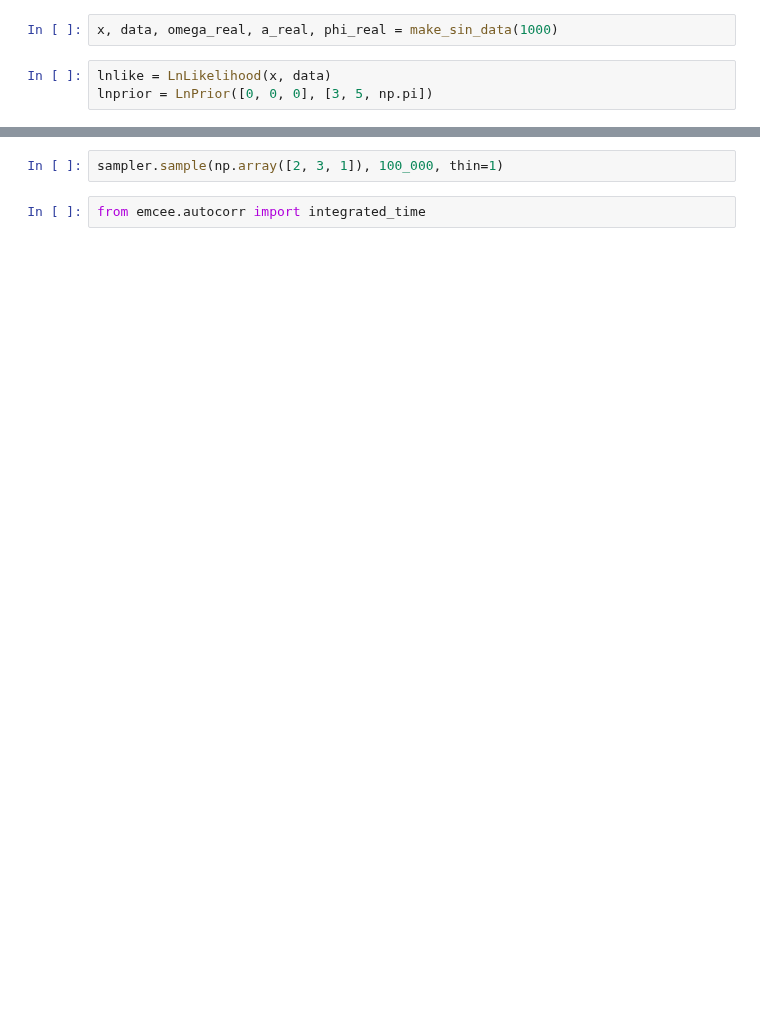
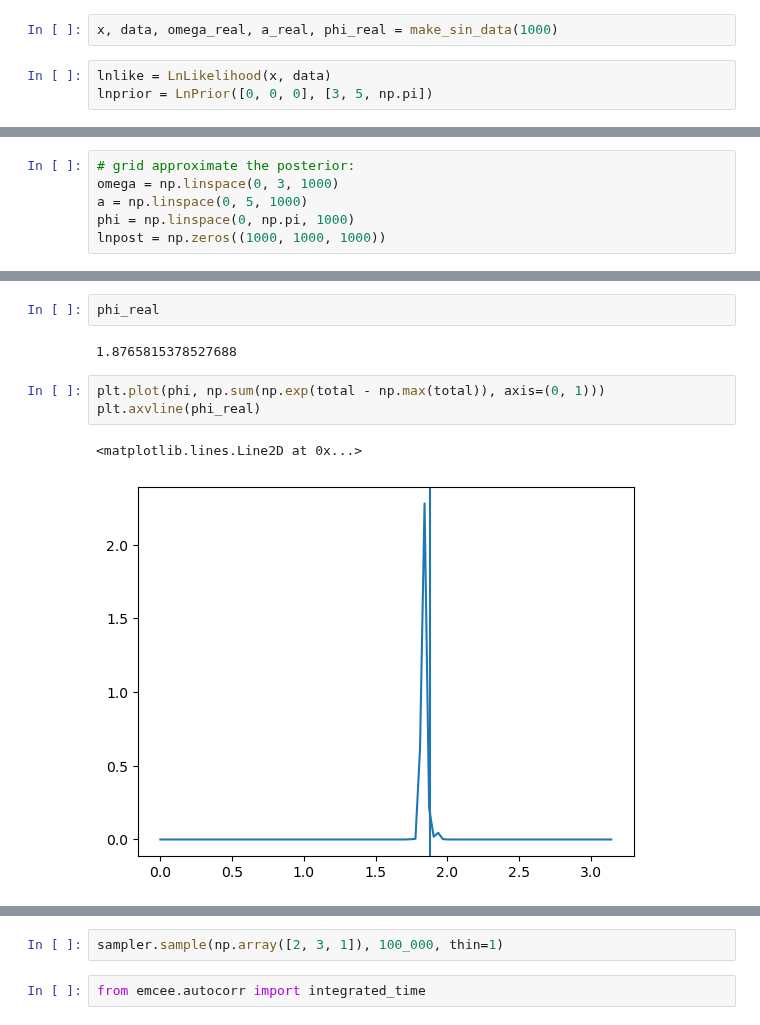
Before and after one commit to AaronDJohnson/impulse_mcmc, a Jupyter notebook: examples/test.ipynb, the cells around one changed output, grey strips where cells are left out. Saved outputs shown, nothing was run; the diff lists cells and outputs as text; blank space fills up the shorter version.

```diff
--- a/examples/test.ipynb
+++ b/examples/test.ipynb
@@ -29,0 +26,6 @@ ptstate = PTState(137, 31, max_temp=1e7, inf_temp=False)
+# %%
+# grid approximate the posterior:
+omega = np.linspace(0, 3, 1000)
+a = np.linspace(0, 5, 1000)
+phi = np.linspace(0, np.pi, 1000)
+lnpost = np.zeros((1000, 1000, 1000))
@@ -29,0 +77,10 @@ ptstate = PTState(137, 31, max_temp=1e7, inf_temp=False)
+# %%
+phi_real
+# %% [output]
+1.8765815378527688
+# %%
+plt.plot(phi, np.sum(np.exp(total - np.max(total)), axis=(0, 1)))
+plt.axvline(phi_real)
+# %% [output]
+<matplotlib.lines.Line2D at 0x...>
+[figure, added]
```
Also changed, not shown: parts of 19 cells of this notebook, 5 other files.
